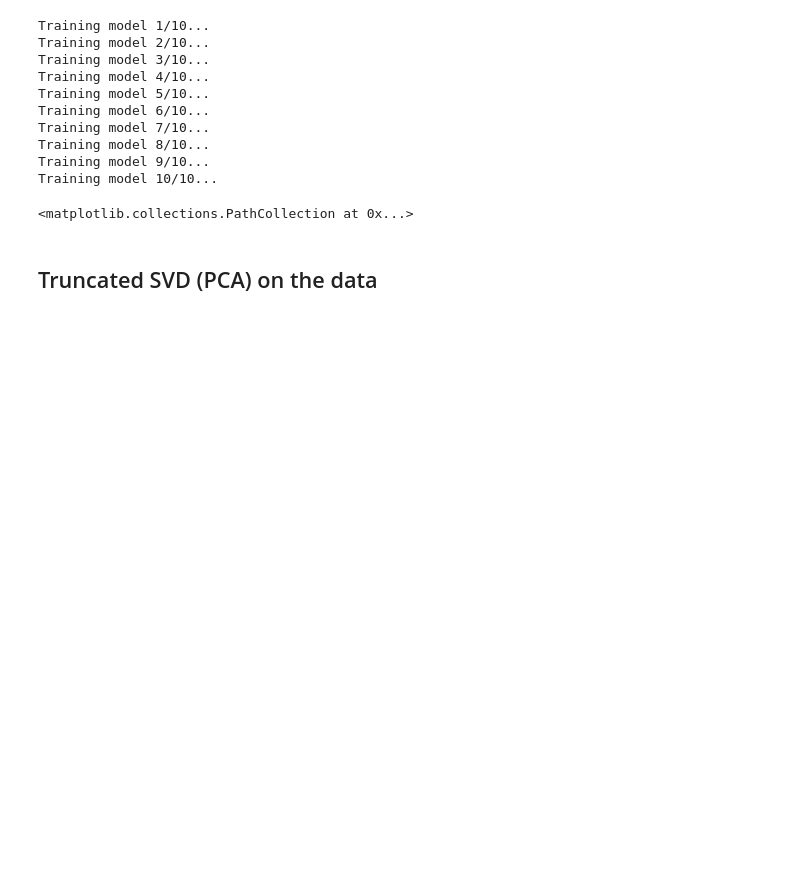
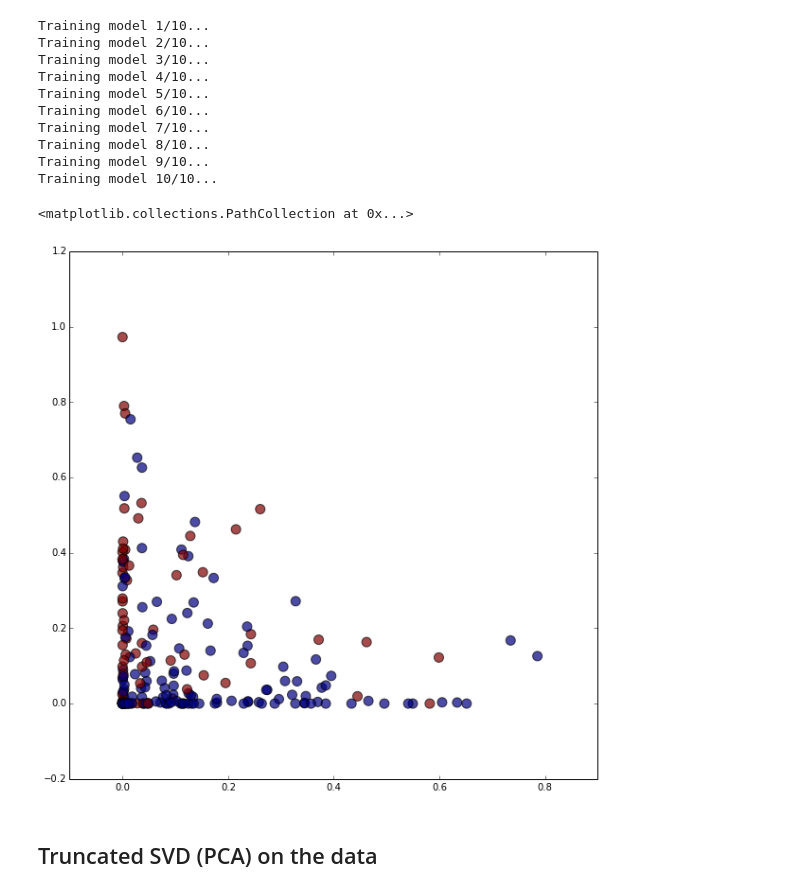
Before and after one commit to samfway/biotm, a Jupyter notebook: notebooks/SmokingData.ipynb, the cells around one changed output. Saved outputs shown, nothing was run; the diff lists cells and outputs as text; code cells hidden in the pictures; blank space fills up the shorter version.

Commit message:
Added scikit-learn features to plsa

```diff
--- a/notebooks/SmokingData.ipynb
+++ b/notebooks/SmokingData.ipynb
@@ -36,7 +36,7 @@ Sum of all counts:  177498.0
 # %% [markdown]
 ## PLSA on the data
 # %%
-tm = plsa(n_components=5, n_iter=10)
+tm = plsa(n_components=10, n_iter=10)
 p_z_d = tm.fit_transform(data_matrix, labels)
 # %% [output]
 Training model 1/10...
@@ -51,9 +51,10 @@ Training model 9/10...
 Training model 10/10...
 # %%
 fig, ax = plt.subplots(figsize=(10, 10), dpi=80)
-ax.scatter(p_z_d[2,:], p_z_d[0,:], c=labels, s=100, alpha=0.7)
+ax.scatter(p_z_d[2,:], p_z_d[1,:], c=labels, s=100, alpha=0.7)
 # %% [output]
 <matplotlib.collections.PathCollection at 0x...>
+[figure, added]
 # %% [markdown]
 ## Truncated SVD (PCA) on the data
 # %%
```
Also changed, not shown: parts of 6 cells of this notebook, 2 other files.
